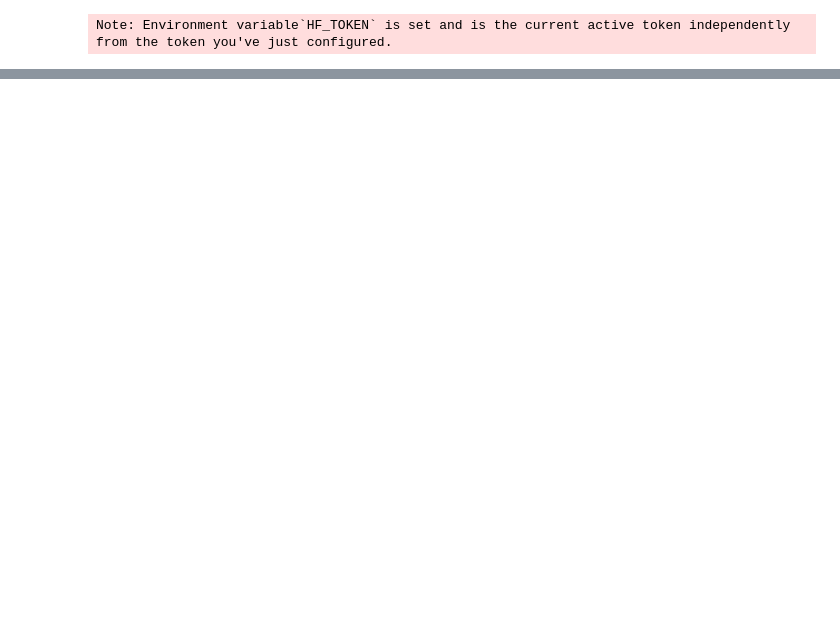
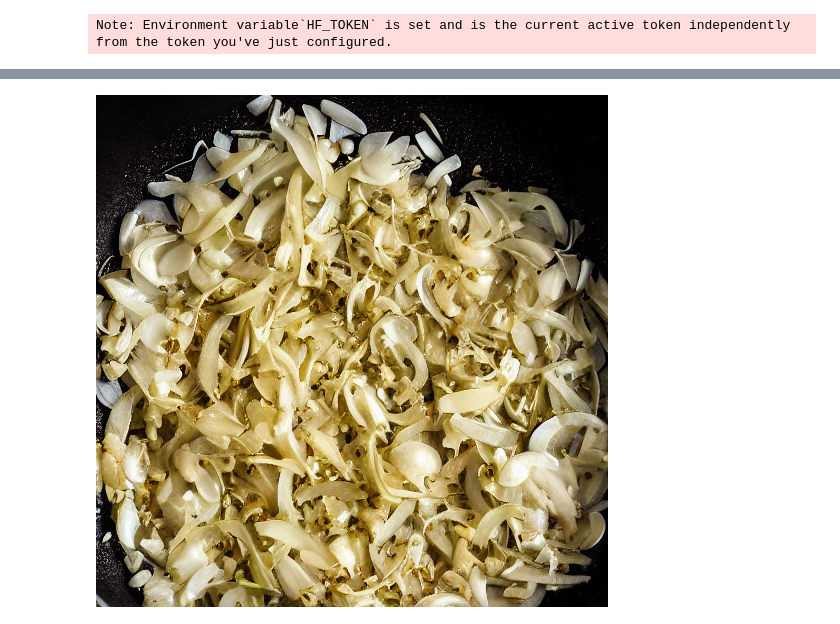
Before and after one commit to namanxdev/Foodiee, a Jupyter notebook: backend_recipe/Image_gen.ipynb, the cells around one changed output, grey strips where cells are left out. Drawn from its saved outputs; the diff is of its cells as text; code cells hidden in the pictures; blank space fills up the shorter version.

Commit message:
Reset Image_gen.ipynb

```diff
--- a/backend_recipe/Image_gen.ipynb
+++ b/backend_recipe/Image_gen.ipynb
@@ -475,0 +159,79 @@ PyTorch version: 2.9.0
+# %%
+# Optimized for RTX 3050 4GB VRAM
+
+import torch
+from diffusers import StableDiffusionPipeline
+import gc
+
+# Check if CUDA is available
+device = "cuda" if torch.cuda.is_available() else "cpu"
+print(f"Using device: {device}")
+
+if torch.cuda.is_available():
+    print(f"✅ GPU detected: {torch.cuda.get_device_name(0)}")
+    print(f"✅ VRAM available: {torch.cuda.get_device_properties(0).total_memory / 1024**3:.2f} GB")
+    print("✅ Running on GPU - Image generation will be fast!")
+else:
+    print("⚠️  No CUDA detected - make sure you ran the installation cell above!")
+    print("⚠️  Running on CPU - Image generation will be SLOW")
+
+# Use float16 for better performance and lower VRAM usage
+dtype = torch.float16 if device == "cuda" else torch.float32
+
+# 1. Load the pre-trained Stable Diffusion model
+print("\n📥 Loading Stable Diffusion model...")
+print("   (This will download ~4GB on first run)")
+model_id = "runwayml/stable-diffusion-v1-5"
+
+pipe = StableDiffusionPipeline.from_pretrained(
+    model_id,
+    torch_dtype=dtype,
+    safety_checker=None,  # Disabled to save VRAM
+    requires_safety_checker=False
+)
+
+# 2. Move to device with memory optimizations for 4GB VRAM
+pipe = pipe.to(device)
+
+# Enable memory optimizations for low VRAM
+if device == "cuda":
+    print("🔧 Enabling memory optimizations for 4GB VRAM...")
+    pipe.enable_attention_slicing()  # Reduces VRAM usage
+    pipe.enable_vae_slicing()        # Further reduces VRAM usage
+
+print("✅ Model loaded successfully with optimizations!")
+
+# 3. Define your text prompt
+prompt = "Close-up, overhead full shot of finely chopped white onion and minced garlic being added to a hot, non-stick sauté pan with a shimmer of olive oil. The pan is on a gas stovetop, with a soft, warm glow from the flame. Crisp, professional food photography, shallow depth of field, natural kitchen light, vibrant colors, highly detailed, realistic texture."
+
+# 4. Generate the image
+print(f"\n🎨 Generating image...")
+print(f"   Prompt: '{prompt[:100]}...'")
+print(f"\n⏳ Generating (should take 10-30 seconds on RTX 3050)...")
+
+# Generate with optimized settings for 4GB VRAM
+with torch.inference_mode():  # Save memory during inference
+    image = pipe(
+        prompt,
+        num_inference_steps=30,  # Good balance of quality and speed
+        guidance_scale=7.5,       # Standard setting
+        height=512,               # Smaller size to fit in 4GB VRAM
+        width=512
+    ).images[0]
+
+# Clear VRAM
+if device == "cuda":
+    torch.cuda.empty_cache()
+    gc.collect()
+
+# 5. Save the image to a file
+output_filename = "cooking_scene.png"
+image.save(output_filename)
+
+print(f"\n✅ Image generated and saved as {output_filename}!")
+print(f"📊 Resolution: 512x512 (optimized for 4GB VRAM)")
+
+# Display the image in the notebook
+from IPython.display import display
+display(image)
+# %% [output]
@@ -475,0 +260 @@ PyTorch version: 2.9.0
+[figure, added]
```
Also changed, not shown: parts of 7 cells of this notebook.
